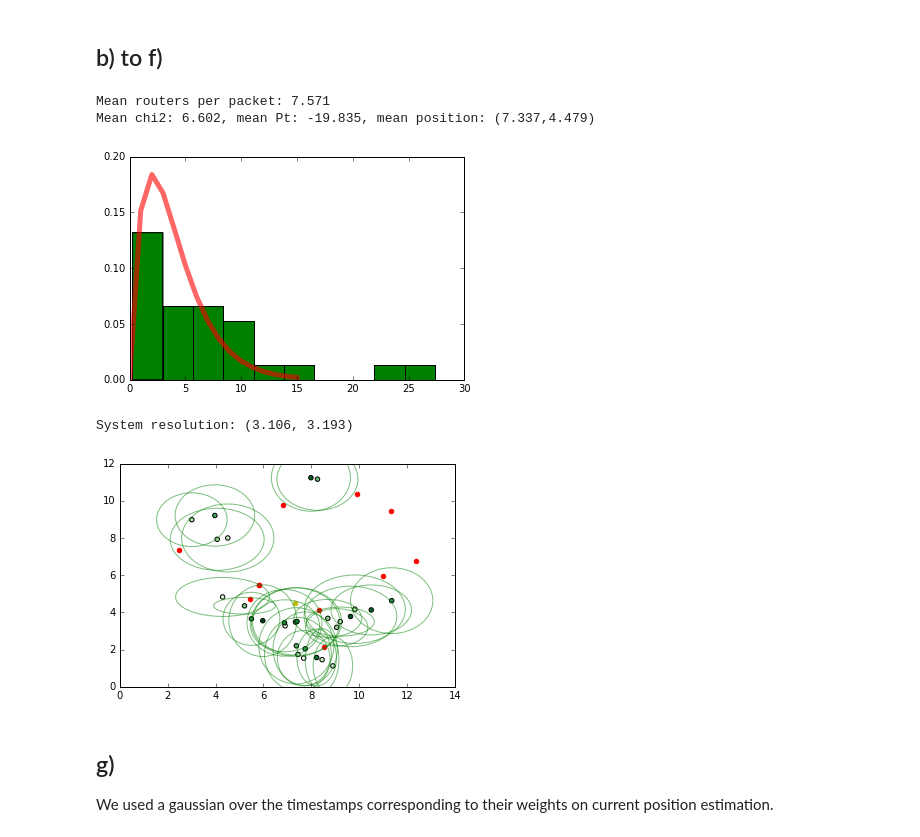
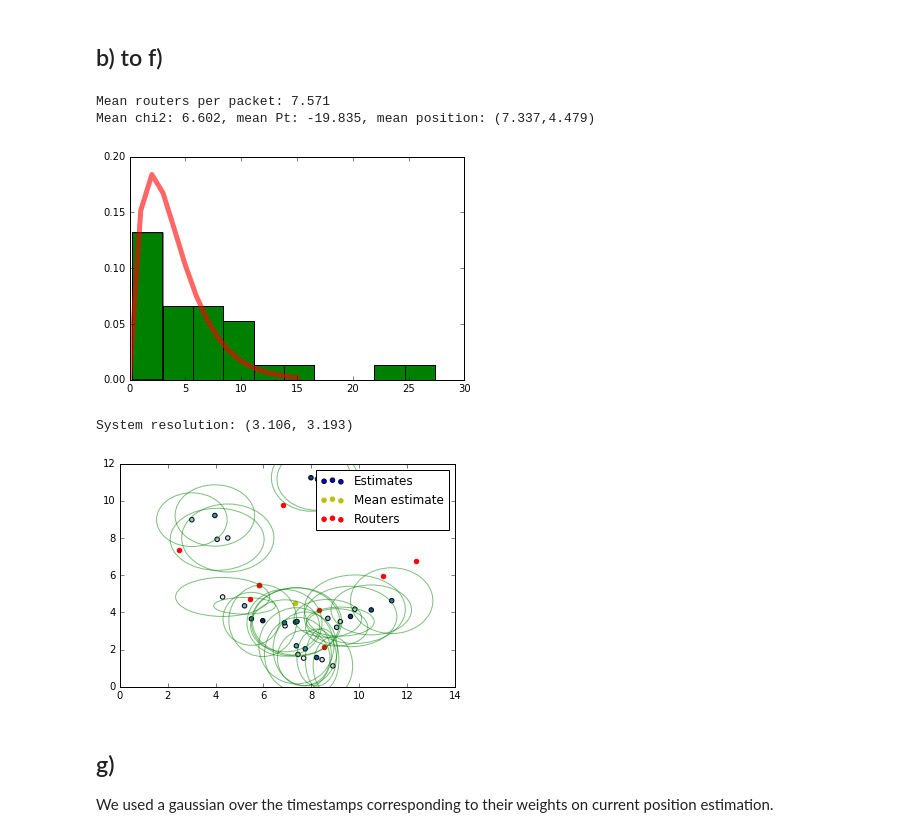
Before and after one commit to barisdemirdelen/bigdata, a Jupyter notebook: assignment.ipynb, the cells around one changed output. Cells and saved outputs as stored; diff of their text form; code cells hidden in the pictures.

Commit message:
legend

```diff
--- a/assignment.ipynb
+++ b/assignment.ipynb
@@ -682,38 +682,39 @@ for router_position in routers.values():
     router_positions.append(router_position)
 router_positions = np.array(router_positions)
 
 plt.clf()
 plt.hist(chi2s, normed=True)
 df = np.ceil(mean_routers - 4)
 plt.plot(chi2.pdf(np.arange(16), df), 'r-', lw=5, alpha=0.6, label='chi2 pdf')
 plt.hist(chi2s, normed=True)
 plt.show()
 
 mean_pos = mean_results[1:]
 mean_variance = variances.mean(axis=0)
 print("System resolution: (%.3f, %.3f)" % (mean_variance[0] ** 0.5, mean_variance[1] ** 0.5))
 
 plt.clf()
 ax = plt.subplot()
 
-cm = plt.cm.get_cmap('Greens')
-plt.scatter(results[:, 1], results[:, 2], c=np.arange(len(results)), cmap=cm)
-plt.scatter(mean_pos[0], mean_pos[1], color="y")
-plt.scatter(router_positions[:, 0], router_positions[:, 1], color="r")
+cm = plt.cm.get_cmap('Blues')
+plt.scatter(results[:, 1], results[:, 2], c=np.arange(len(results)), cmap=cm, label="Estimates")
+plt.scatter(mean_pos[0], mean_pos[1], color="y", label="Mean estimate")
+plt.scatter(router_positions[:, 0], router_positions[:, 1], color="r", label="Routers")
 for i in range(len(results)):
     ell = Ellipse(xy=(results[i, 1], results[i, 2]),
                   width=variances[i, 0] ** 0.5, height=variances[i, 1] ** 0.5,
                   angle=0, color='g')
     ell.set_alpha(0.5)
     ell.set_facecolor('none')
     ax.add_artist(ell)
+plt.legend()
 plt.show()
 # %% [output]
 Mean routers per packet: 7.571
 Mean chi2: 6.602, mean Pt: -19.835, mean position: (7.337,4.479)
 [figure]
 System resolution: (3.106, 3.193)
-[figure, old version]
+[figure, new version]
 # %% [markdown]
 ## g)
 We used a gaussian over the timestamps corresponding to their weights on current position estimation.
```
